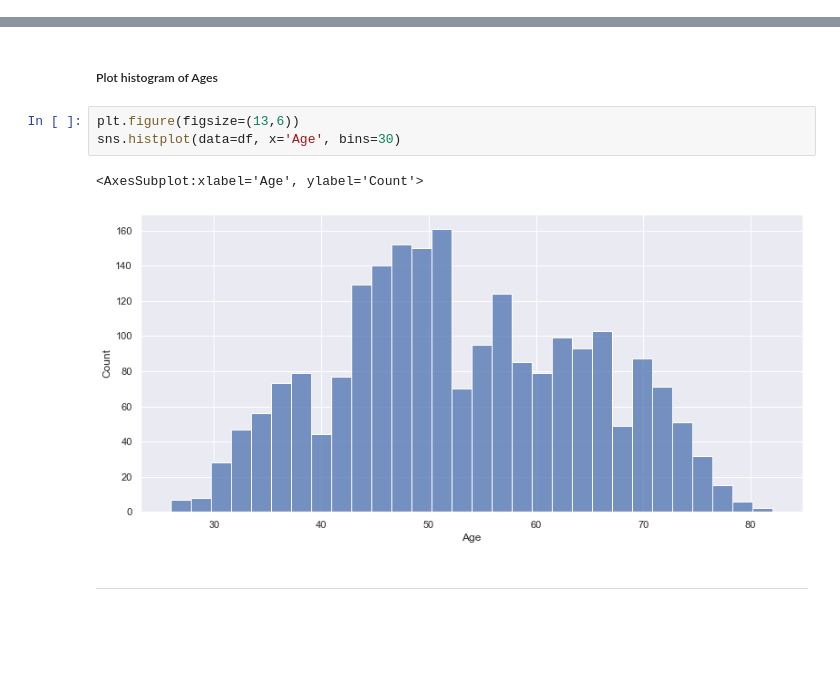
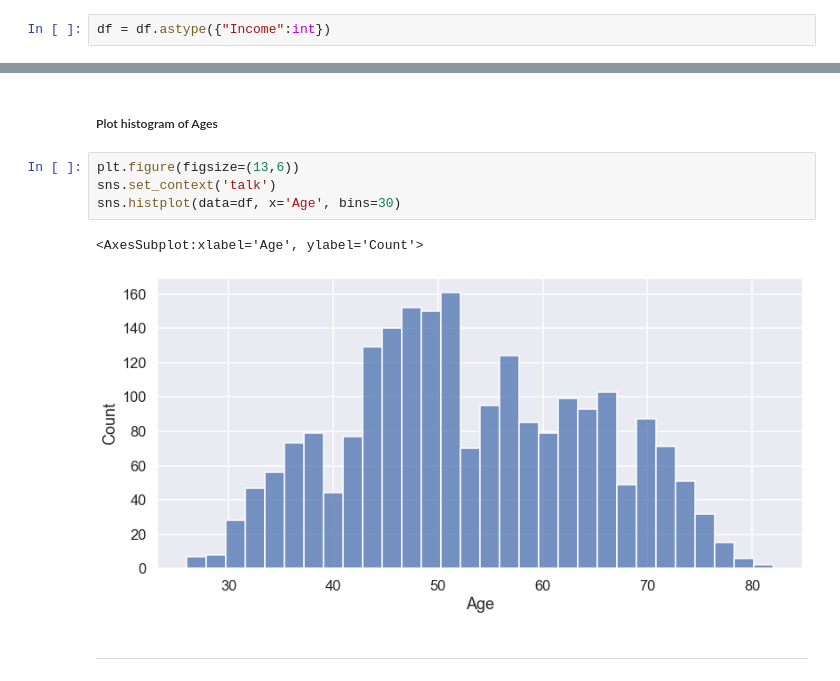
Before and after one commit to ITguy2018/ClusterAnalysis, a Jupyter notebook: Marketing_Campaign.ipynb, the cells around one changed output, grey strips where cells are left out. Drawn from its saved outputs; the diff is of its cells as text; blank space fills up the shorter version.

```diff
--- a/Marketing_Campaign.ipynb
+++ b/Marketing_Campaign.ipynb
@@ -199 +234,3 @@ memory usage: 455.0+ KB
+# %%
+df = df.astype({"Income":int})
 # %% [markdown]
@@ -333,10 +369,11 @@ df['Age'] = df['Year_Birth'].apply(age)
 ##### Plot histogram of Ages
 # %%
 plt.figure(figsize=(13,6))
+sns.set_context('talk')
 sns.histplot(data=df, x='Age', bins=30)
 # %% [output]
 <AxesSubplot:xlabel='Age', ylabel='Count'>
-[figure, old version]
+[figure, new version]
 # %% [markdown]
 ---
 # %% [markdown]
```
Also changed, not shown: parts of 73 cells of this notebook.
